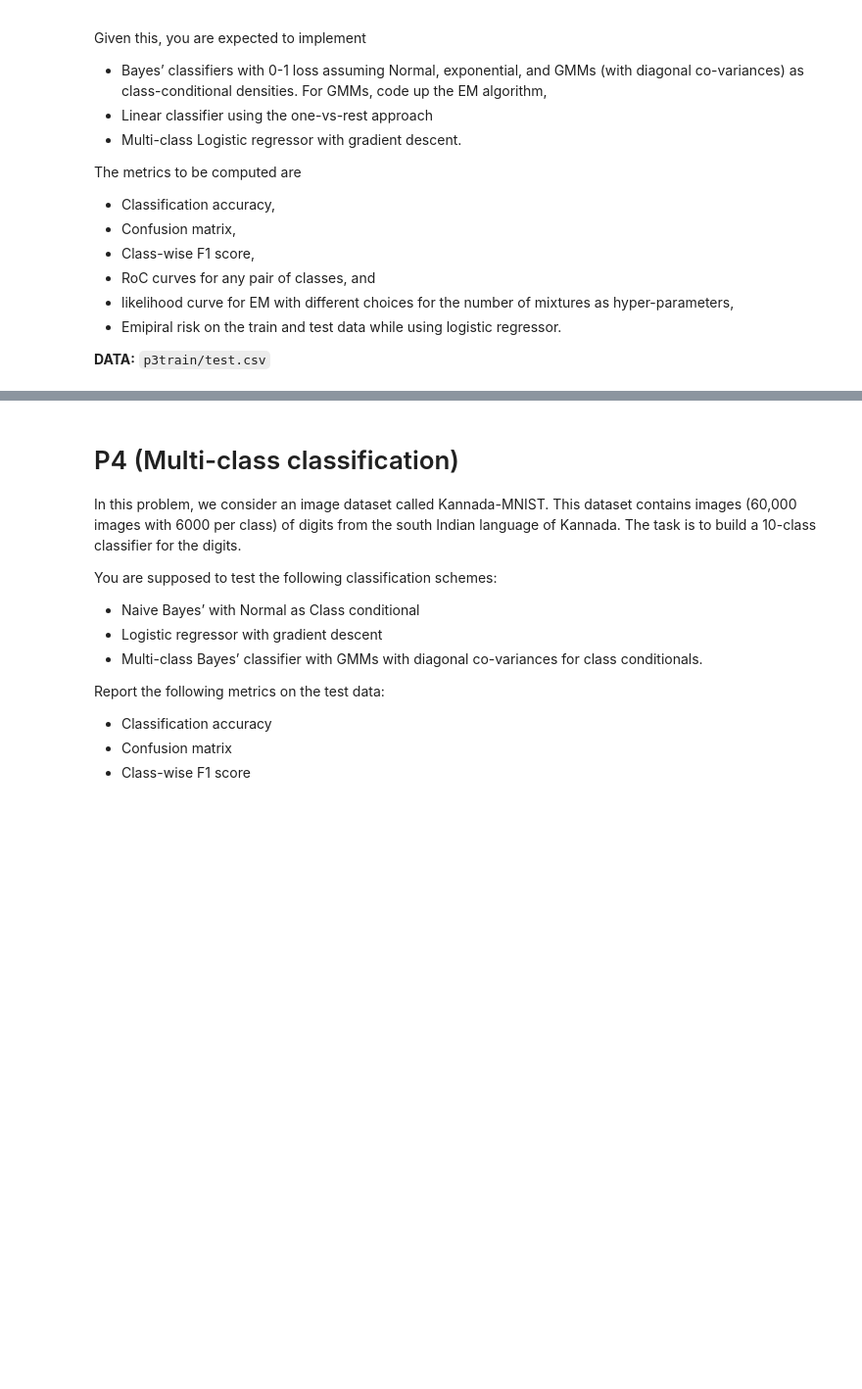
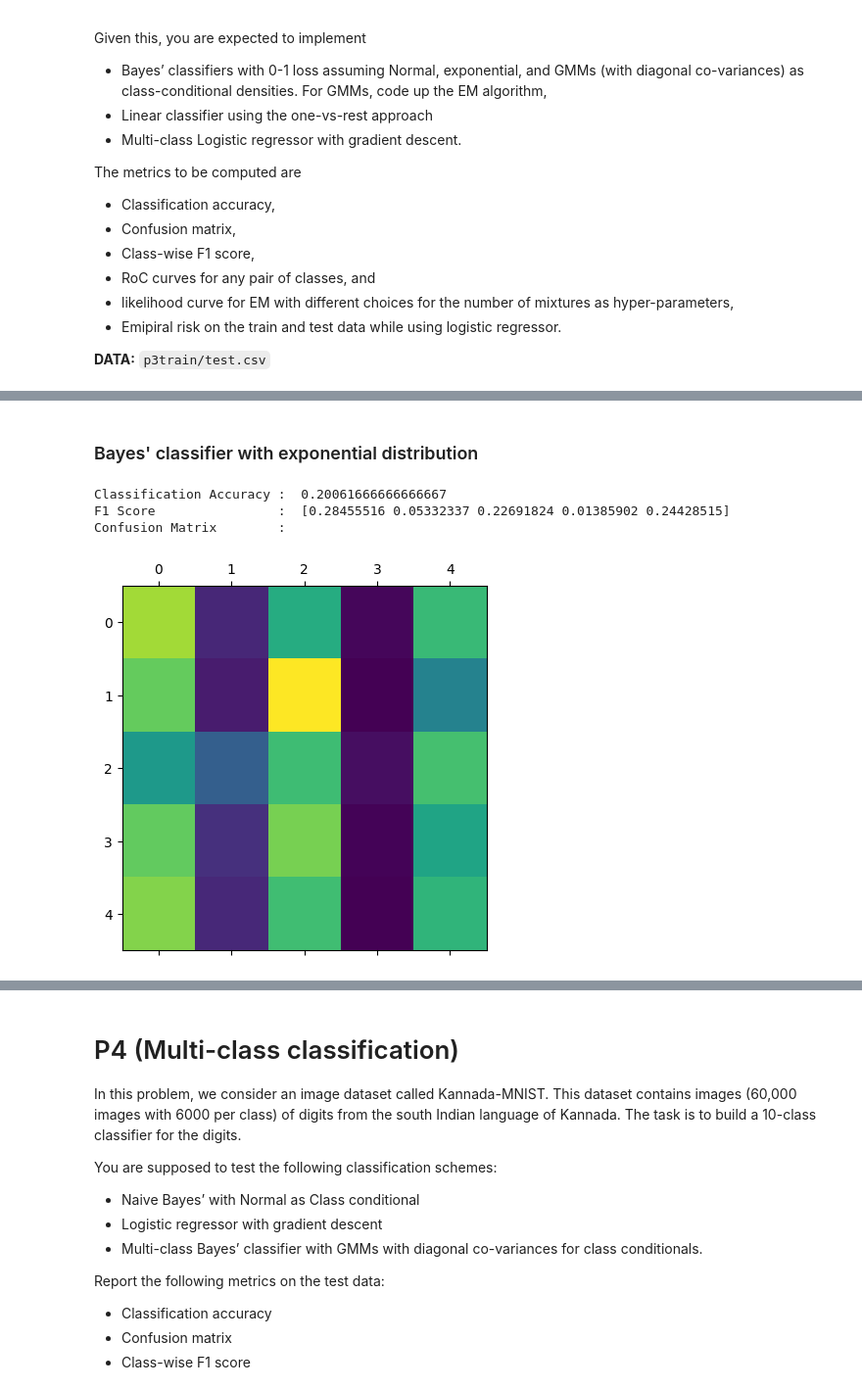
Before and after one commit to lokesh1197/PRNN-2023, a Jupyter notebook: solution.ipynb, the cells around one changed output, grey strips where cells are left out. Shown: that part at 98% size. Drawn from its saved outputs; the diff is of its cells as text; code cells hidden in the pictures; blank space fills up the shorter version.

```diff
--- a/solution.ipynb
+++ b/solution.ipynb
@@ -288,0 +385,10 @@ p3["train"].shape
+# %% [markdown]
+### Bayes' classifier with exponential distribution
+# %%
+# --------------- Train --------------------
+metrics.print(X, Y, classes, logExp)
+# %% [output]
+Classification Accuracy :  0.20061666666666667
+F1 Score                :  [0.28455516 0.05332337 0.22691824 0.01385902 0.24428515]
+Confusion Matrix        :
+[figure, added]
```
Also changed, not shown: parts of 13 cells of this notebook.
